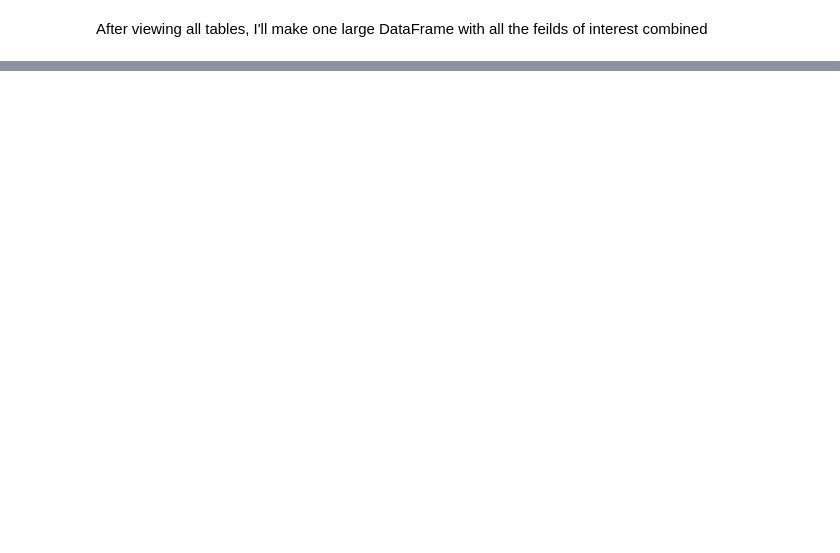
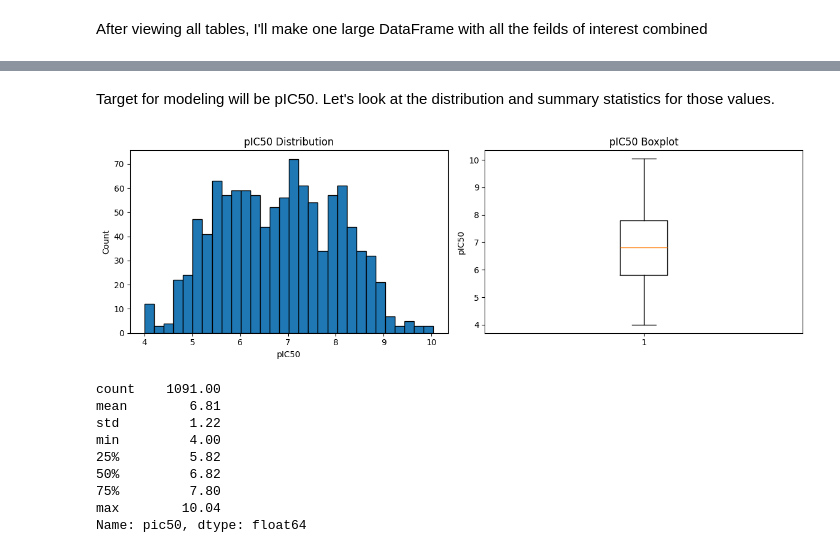
Before and after one commit to adamhuffds/d2_receptor_pipeline, a Jupyter notebook: 01_eda.ipynb, the cells around one changed output, grey strips where cells are left out. Drawn from its saved outputs; the diff is of its cells as text; code cells hidden in the pictures; blank space fills up the shorter version.

```diff
--- a/01_eda.ipynb
+++ b/01_eda.ipynb
@@ -48,7 +72,7 @@ assays.head()
 # %% [markdown]
 After viewing all tables, I'll make one large DataFrame with all the feilds of interest combined
 # %%
-query = """
+qsar_raw_query = """
     SELECT
         c.chembl_id,
         c.canonical_smiles,
@@ -71,6 +95,6 @@ query = """
     JOIN qsar.assays a ON b.assay_id = a.id
 """
 
-raw_df = pd.read_sql(query, engine)
-print(raw_df.shape)
-raw_df.head()
+qsar_raw = pd.read_sql(qsar_raw_query, engine)
+print(f"qsar_raw: {qsar_raw.shape}")
+qsar_raw.head()
@@ -78,0 +158,31 @@ raw_df.info()
+# %% [markdown]
+Target for modeling will be pIC50. Let's look at the distribution and summary statistics for those values.
+# %%
+fig, axes = plt.subplots(1, 2, figsize=(12, 4))
+
+# histogram
+axes[0].hist(qsar_raw["pic50"].dropna(), bins=30, edgecolor="black")
+axes[0].set_xlabel("pIC50")
+axes[0].set_ylabel("Count")
+axes[0].set_title("pIC50 Distribution")
+
+# boxplot
+axes[1].boxplot(qsar_raw["pic50"].dropna())
+axes[1].set_ylabel("pIC50")
+axes[1].set_title("pIC50 Boxplot")
+
+plt.tight_layout()
+plt.show()
+
+print(qsar_raw["pic50"].describe().round(2))
+# %% [output]
+[figure, added]
+count    1091.00
+mean        6.81
+std         1.22
+min         4.00
+25%         5.82
+50%         6.82
+75%         7.80
+max        10.04
+Name: pic50, dtype: float64
```
Also changed, not shown: parts of 10 cells of this notebook.
